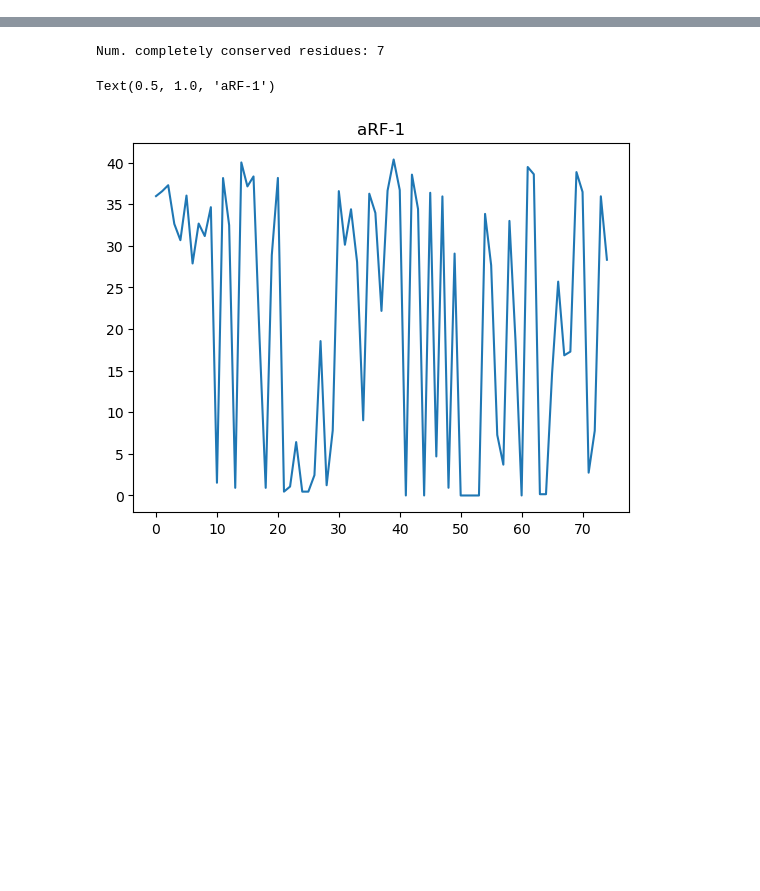
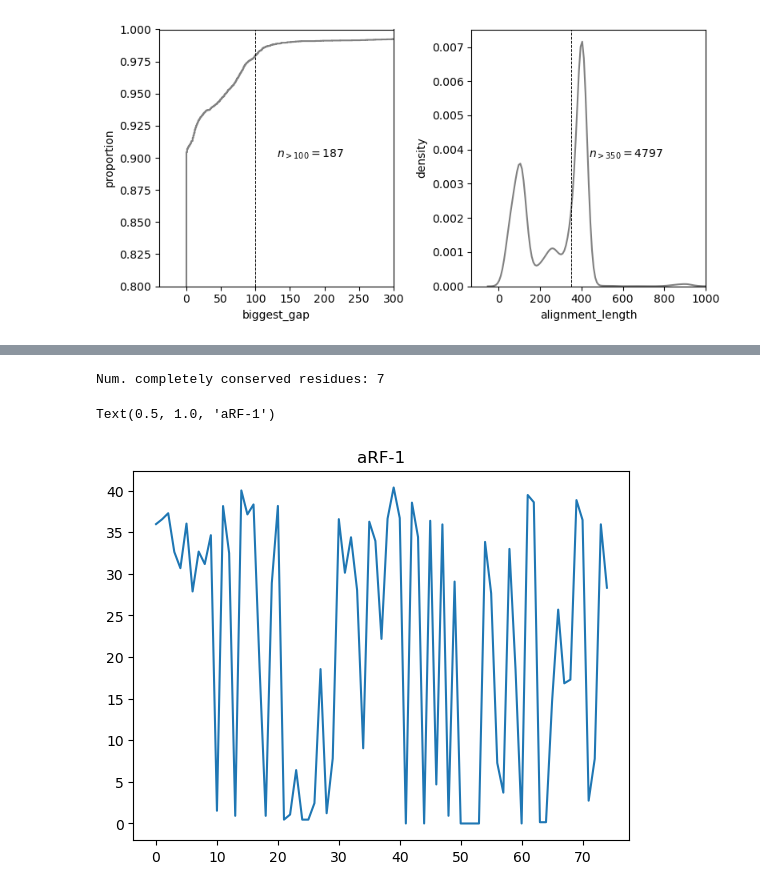
Before and after one commit to pipparichter/pyrrolysine, a Jupyter notebook: notebooks/sandbox.ipynb, the cells around one changed output, grey strips where cells are left out. Saved outputs shown, nothing was run; the diff lists cells and outputs as text; code cells hidden in the pictures; blank space fills up the shorter version.

```diff
--- a/notebooks/sandbox.ipynb
+++ b/notebooks/sandbox.ipynb
@@ -179,0 +233,27 @@ SyntaxError: invalid syntax (138504753.py, line 80)
+# %%
+def figure(arf1_df:pd.DataFrame, max_gap:int=100, min_alignment_length:int=350):
+    fig, (ax_a, ax_b) = plt.subplots(ncols=2, figsize=(8, 4))
+
+    sns.ecdfplot(arf1_df, x='biggest_gap', ax=ax_a, color='gray')
+    ax_a.axvline(max_gap, ls='--', color='black', lw=0.7)
+    n = (arf1_df.biggest_gap > max_gap).sum()
+    text = '$n_{>' + str(max_gap) + '}=$' + str(n)
+    ax_a.text(0.5, 0.5, text, transform=ax_a.transAxes)
+    ax_a.set_xlim(xmax=300)
+    ax_a.set_ylim(ymin=0.8)
+    ax_a.set_ylabel('proportion')
+
+    sns.kdeplot(arf1_df, x='alignment_length', color='gray', ax=ax_b)
+    ax_b.set_ylabel('density')
+    ax_b.set_xlim(xmax=1000)
+    ax_b.axvline(min_alignment_length, ls='--', color='black', lw=0.7)
+    n = (arf1_df.alignment_length > min_alignment_length).sum()
+    text = '$n_{>' + str(min_alignment_length) + '}=$' + str(n)
+    ax_b.text(0.5, 0.5, text, transform=ax_b.transAxes)
+
+    plt.tight_layout()
+    plt.show()
+
+figure(arf1_df)
+# %% [output]
+[figure, added]
```
Also changed, not shown: parts of 27 cells of this notebook, 5 other files.
